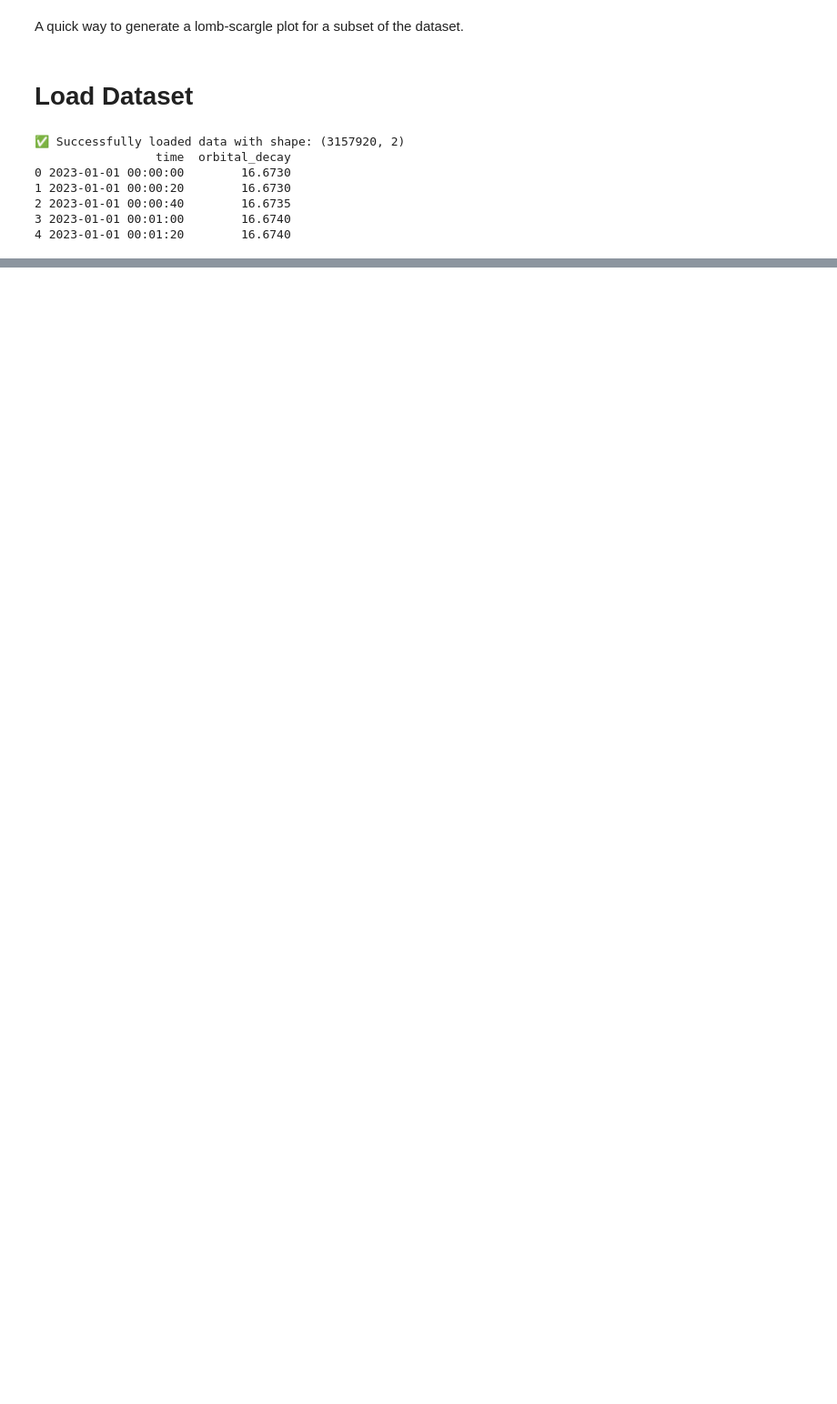
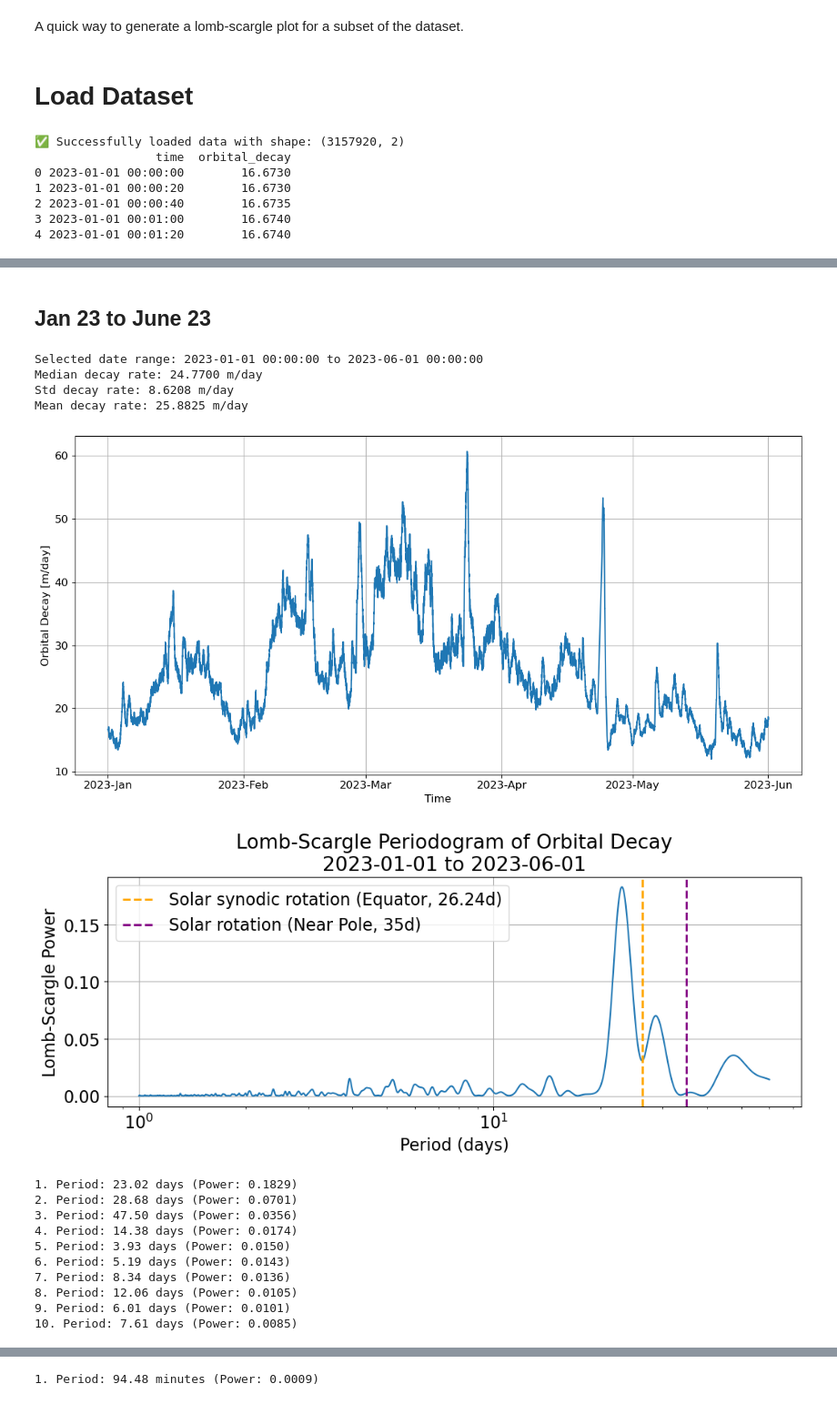
Before and after one commit to David-Student-Bern/MT, a Jupyter notebook: Analysis/Orbital_Decay/Trend_Removal/lombscargle_subset.ipynb, the cells around one changed output, grey strips where cells are left out. Shown at 91% size. Saved outputs shown, nothing was run; the diff lists cells and outputs as text; code cells hidden in the pictures; blank space fills up the shorter version.

```diff
--- a/Analysis/Orbital_Decay/Trend_Removal/lombscargle_subset.ipynb
+++ b/Analysis/Orbital_Decay/Trend_Removal/lombscargle_subset.ipynb
@@ -54,0 +73,54 @@ Strongest period: 22.77 days
+# %% [markdown]
+## Jan 23 to June 23
+# %%
+# =========================== Input ===================================
+start_date = '2023-01-01 00:00:00'
+end_date = '2023-06-01 00:00:00'
+
+# Add an option for monthly, daily, or hourly ticks
+tick_interval = 'monthly'  # Change to 'monthly', 'daily', or 'hourly'
+tick_step = 1  # Step for the ticks (e.g., every month =1, every 2 months = 2, etc)
+
+subset = GFOC_data.copy()
+subset.set_index('time', inplace=True)
+subset = create_subset2(subset, start_date, end_date, resample_rate='20s')
+print(f"Selected date range: {start_date} to {end_date}")
+print(f"Median decay rate: {subset['orbital_decay'].median():.4f} m/day")
+print(f'Std decay rate: {subset["orbital_decay"].std():.4f} m/day')
+print(f"Mean decay rate: {subset['orbital_decay'].mean():.4f} m/day")
+
+plot_orbital_decay(GFOC_data, None, start_date, end_date, tick_interval, tick_step, FLAGS=False, Lombscargle=False)
+plot_lombscargle_periodogram(GFOC_data, start_date, end_date,
+    min_period=1.0,   # days
+    max_period=60,  # days
+    vlines=True,
+    print_period='days',
+    figsize=(12, 4),
+    font_size=16,
+    show=True
+)
+plot_lombscargle_periodogram(GFOC_data, start_date, end_date,
+    min_period=0.05,   # days
+    max_period=0.07,  # days
+    vlines=False,
+    print_period='minutes',
+    figsize=(10, 5),
+    show=True
+)
+# %% [output]
+Selected date range: 2023-01-01 00:00:00 to 2023-06-01 00:00:00
+Median decay rate: 24.7700 m/day
+Std decay rate: 8.6208 m/day
+Mean decay rate: 25.8825 m/day
+[figure, added]
+[figure, added]
+1. Period: 23.02 days (Power: 0.1829)
+2. Period: 28.68 days (Power: 0.0701)
+3. Period: 47.50 days (Power: 0.0356)
+4. Period: 14.38 days (Power: 0.0174)
+5. Period: 3.93 days (Power: 0.0150)
+6. Period: 5.19 days (Power: 0.0143)
+7. Period: 8.34 days (Power: 0.0136)
+8. Period: 12.06 days (Power: 0.0105)
+9. Period: 6.01 days (Power: 0.0101)
+10. Period: 7.61 days (Power: 0.0085)
@@ -54,0 +128 @@ Strongest period: 22.77 days
+1. Period: 94.48 minutes (Power: 0.0009)
```
Also changed, not shown: parts of 13 cells of this notebook, 4 other files.
